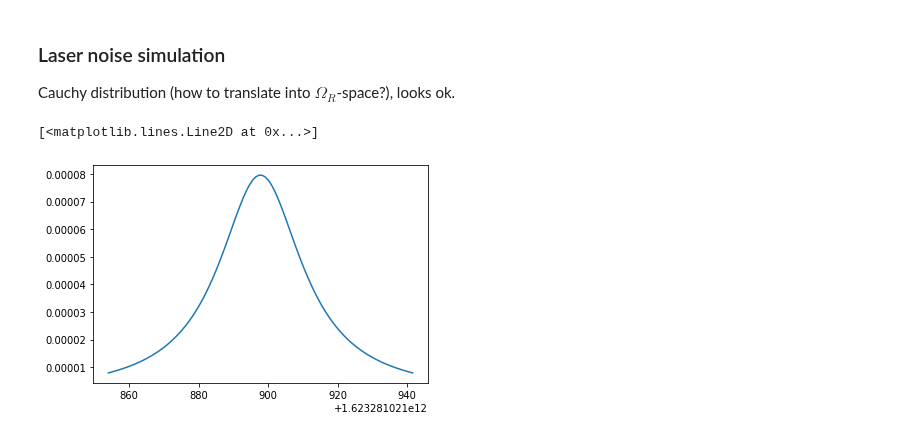
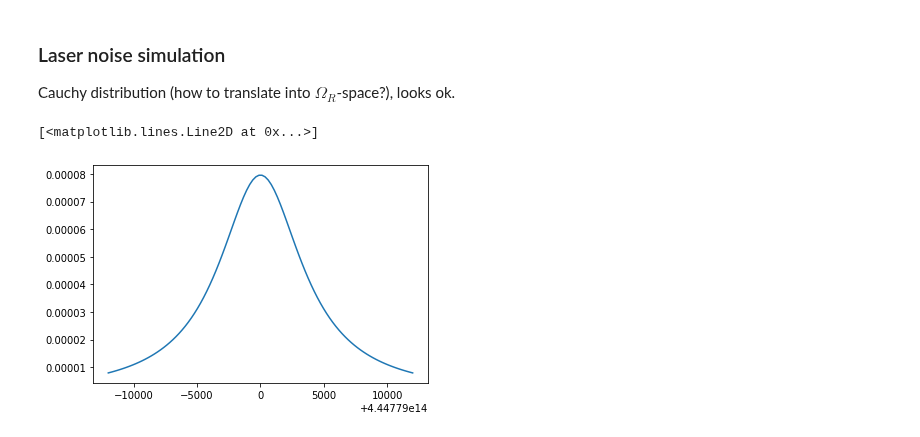
Before and after one commit to speug/srservosim, a Jupyter notebook: notebooks/servosimtests.ipynb, the cells around one changed output. Cells and saved outputs as stored; diff of their text form; code cells hidden in the pictures.

Commit message:
removed scaling factor from laser plot

```diff
--- a/notebooks/servosimtests.ipynb
+++ b/notebooks/servosimtests.ipynb
@@ -128,8 +128,8 @@ Cauchy distribution (how to translate into $\Omega_R$-space?), looks ok.
 # %%
 laser_lw = 4e3 #Hz, guess
 eta0 = 444.779e12 # transition center
 l = np.linspace(eta0 - 3*laser_lw, eta0 + 3*laser_lw, 100)
-plt.plot(l/274, cauchy.pdf(l, loc=eta0, scale=laser_lw))
+plt.plot(l, cauchy.pdf(l, loc=eta0, scale=laser_lw))
 # %% [output]
 [<matplotlib.lines.Line2D at 0x...>]
-[figure, old version]
+[figure, new version]
```
